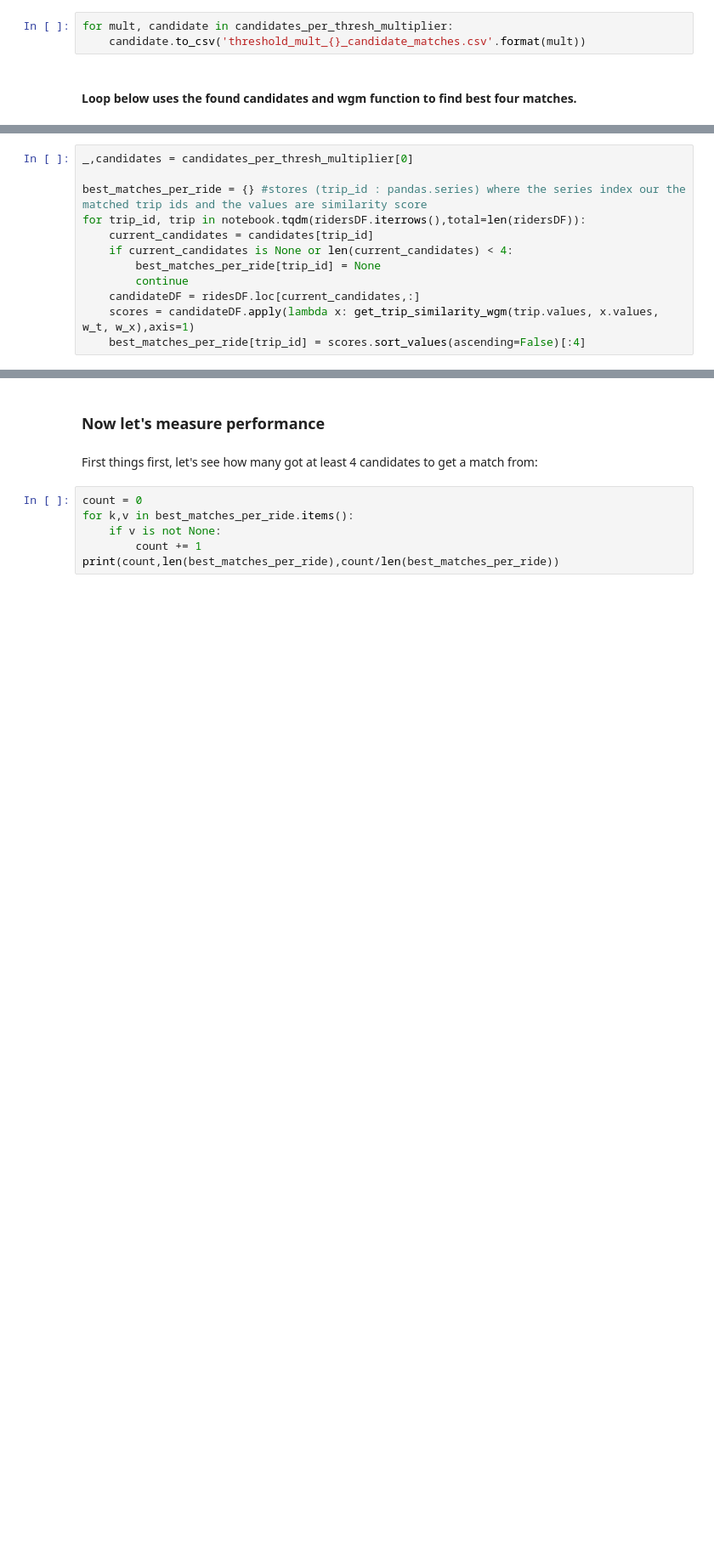
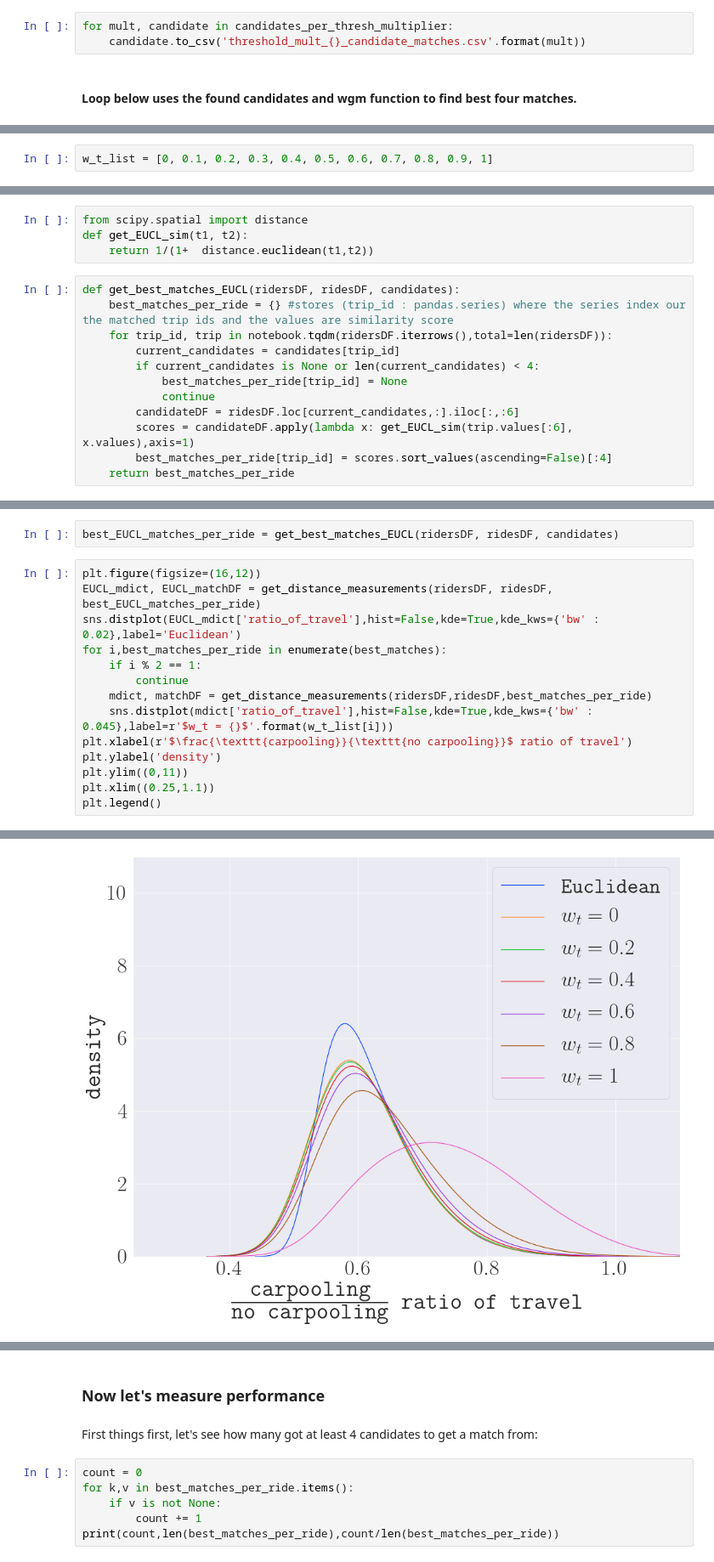
Before and after one commit to rzbhk/playing_with_matches, a Jupyter notebook: notebooks/similarity_trip_realtime_matching_just_OD_CARPOOL_V2.ipynb, the cells around one changed output, grey strips where cells are left out. Shown at 85% size. Cells and saved outputs as stored; diff of their text form; blank space fills up the shorter version.

```diff
--- a/notebooks/similarity_trip_realtime_matching_just_OD_CARPOOL_V2.ipynb
+++ b/notebooks/similarity_trip_realtime_matching_just_OD_CARPOOL_V2.ipynb
@@ -241,0 +273,2 @@ def get_trip_similarity_wgm(t1,t2,w_x = 0.5, w_t = 0.5):
+# %%
+w_t_list = [0, 0.1, 0.2, 0.3, 0.4, 0.5, 0.6, 0.7, 0.8, 0.9, 1]
@@ -242,12 +301,16 @@ def get_trip_similarity_wgm(t1,t2,w_x = 0.5, w_t = 0.5):
+# %%
+from scipy.spatial import distance
+def get_EUCL_sim(t1, t2):
+    return 1/(1+  distance.euclidean(t1,t2))
 # %%
-_,candidates = candidates_per_thresh_multiplier[0]
-
-best_matches_per_ride = {} #stores (trip_id : pandas.series) where the series index our the matched trip ids and the values are similarity score
-for trip_id, trip in notebook.tqdm(ridersDF.iterrows(),total=len(ridersDF)):
-    current_candidates = candidates[trip_id]
-    if current_candidates is None or len(current_candidates) < 4:
-        best_matches_per_ride[trip_id] = None
-        continue
-    candidateDF = ridesDF.loc[current_candidates,:]
-    scores = candidateDF.apply(lambda x: get_trip_similarity_wgm(trip.values, x.values, w_t, w_x),axis=1)
-    best_matches_per_ride[trip_id] = scores.sort_values(ascending=False)[:4]
+def get_best_matches_EUCL(ridersDF, ridesDF, candidates):
+    best_matches_per_ride = {} #stores (trip_id : pandas.series) where the series index our the matched trip ids and the values are similarity score
+    for trip_id, trip in notebook.tqdm(ridersDF.iterrows(),total=len(ridersDF)):
+        current_candidates = candidates[trip_id]
+        if current_candidates is None or len(current_candidates) < 4:
+            best_matches_per_ride[trip_id] = None
+            continue
+        candidateDF = ridesDF.loc[current_candidates,:].iloc[:,:6]
+        scores = candidateDF.apply(lambda x: get_EUCL_sim(trip.values[:6], x.values),axis=1)
+        best_matches_per_ride[trip_id] = scores.sort_values(ascending=False)[:4]
+    return best_matches_per_ride
@@ -273,0 +317,17 @@ best_matches_per_ride
+# %%
+best_EUCL_matches_per_ride = get_best_matches_EUCL(ridersDF, ridesDF, candidates)
+# %%
+plt.figure(figsize=(16,12))
+EUCL_mdict, EUCL_matchDF = get_distance_measurements(ridersDF, ridesDF, best_EUCL_matches_per_ride)
+sns.distplot(EUCL_mdict['ratio_of_travel'],hist=False,kde=True,kde_kws={'bw' : 0.02},label='Euclidean')
+for i,best_matches_per_ride in enumerate(best_matches):
+    if i % 2 == 1:
+        continue
+    mdict, matchDF = get_distance_measurements(ridersDF,ridesDF,best_matches_per_ride)
+    sns.distplot(mdict['ratio_of_travel'],hist=False,kde=True,kde_kws={'bw' : 0.045},label=r'$w_t = {}$'.format(w_t_list[i]))
+plt.xlabel(r'$\frac{\texttt{carpooling}}{\texttt{no carpooling}}$ ratio of travel')
+plt.ylabel('density')
+plt.ylim((0,11))
+plt.xlim((0.25,1.1))
+plt.legend()
+# %% [output]
@@ -273,0 +335 @@ best_matches_per_ride
+[figure, added]
```
Also changed, not shown: parts of 20 cells of this notebook, 2 other files.
